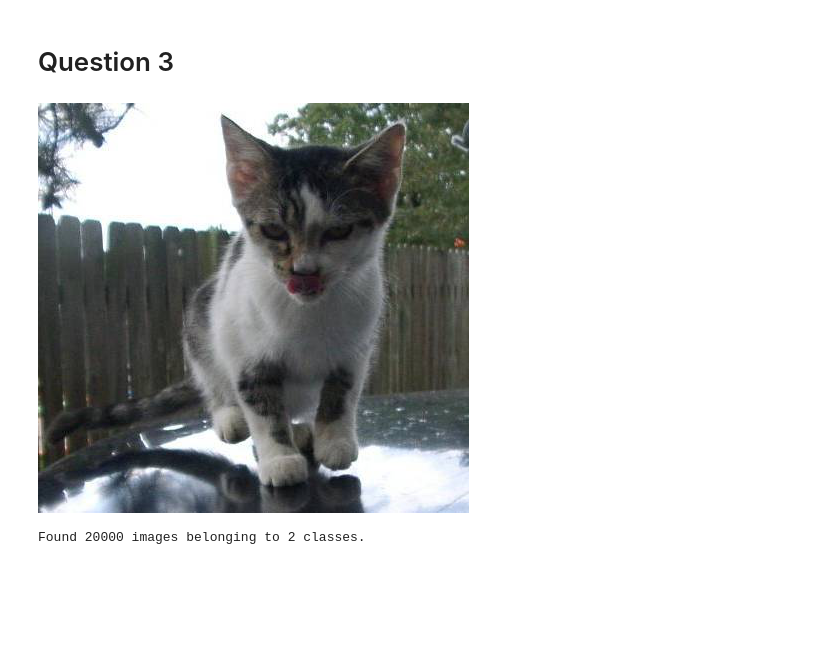
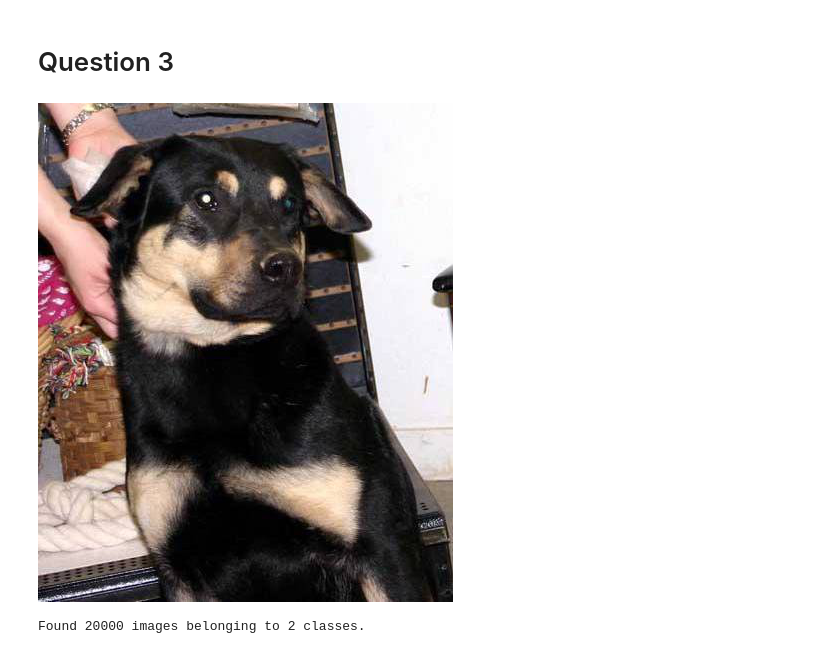
Before and after one commit to TimBeckerAachen/zoomcamp, a Jupyter notebook: notebooks/homework8.ipynb, the cells around one changed output. Cells and saved outputs as stored; diff of their text form; code cells hidden in the pictures; blank space fills up the shorter version.

```diff
--- a/notebooks/homework8.ipynb
+++ b/notebooks/homework8.ipynb
@@ -129,9 +132,9 @@ The model has 11,215,873 parameters.
 # %% [markdown]
 # Question 3
 # %%
-load_img(f'../data/cats_and_dogs/train/cats/cat.11.jpg')
+load_img(f'../data/cats_and_dogs/train/dogs/dog.21.jpg')
 # %% [output]
-[figure, old version]
+[figure, new version]
 # %%
 train_generator = ImageDataGenerator(rescale=1./255)
 
```
Also changed, not shown: parts of 13 cells of this notebook.
